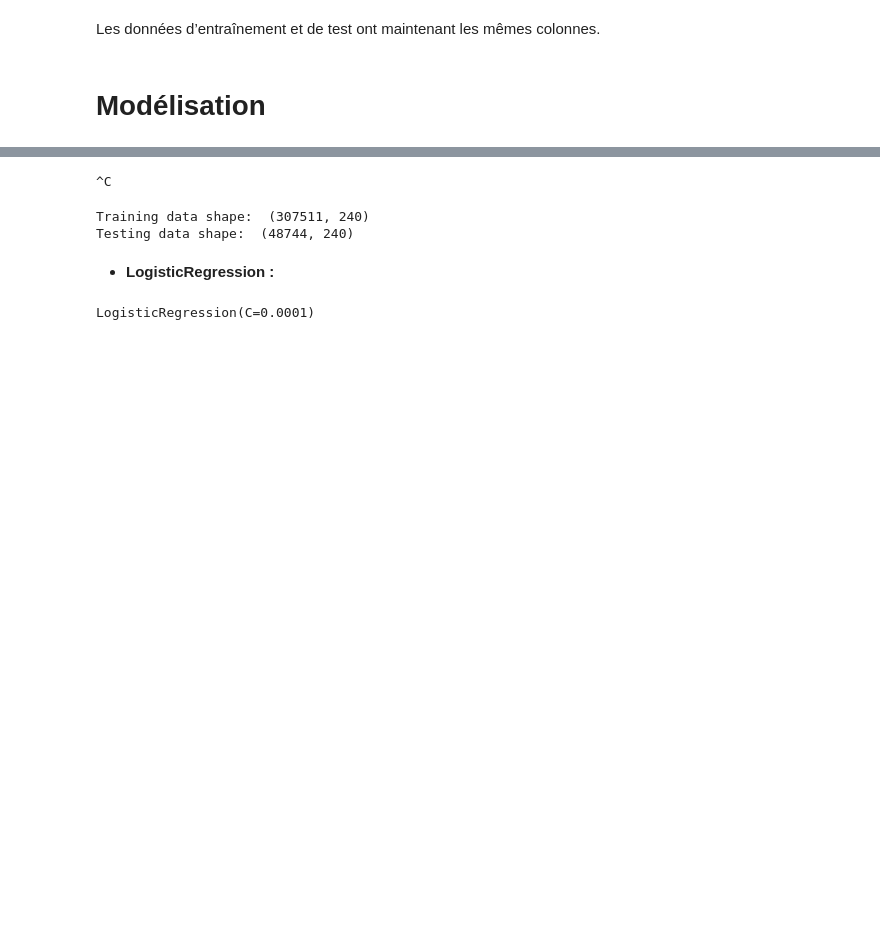
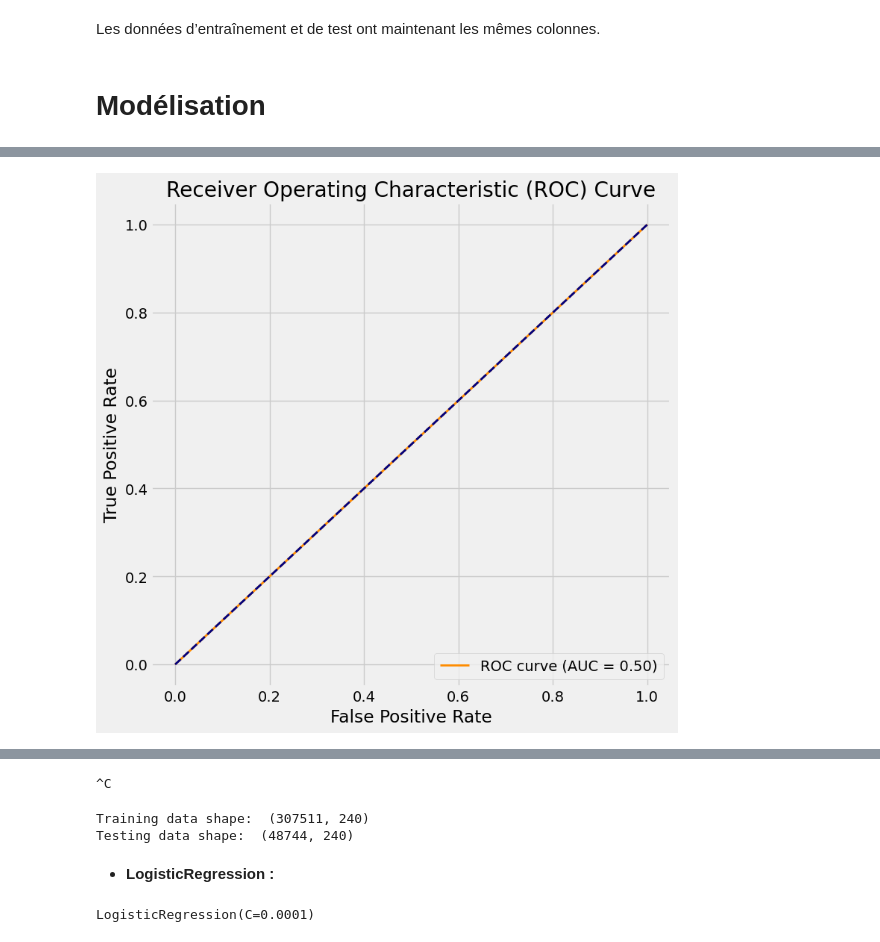
Before and after one commit to Medjatt/Credit_default_risk, a Jupyter notebook: scoring_model.ipynb, the cells around one changed output, grey strips where cells are left out. Cells and saved outputs as stored; diff of their text form; code cells hidden in the pictures; blank space fills up the shorter version.

```diff
--- a/scoring_model.ipynb
+++ b/scoring_model.ipynb
@@ -641,3 +694,13 @@ Les données d’entraînement et de test ont maintenant les mêmes colonnes.
 X = app_train.drop('TARGET', axis=1)
 y = app_train['TARGET']
 X_train, X_test, y_train, y_test = train_test_split(X, y, test_size=0.2, random_state=42)
+# %%
+# Define the column transformer for preprocessing
+preprocessor = ColumnTransformer(
+    transformers=[
+        ('num', Pipeline(steps=[
+            ('imputer', SimpleImputer(strategy='median')),
+            ('scaler', MinMaxScaler())
+        ]), selector(dtype_include='number')),  # Selects numerical features
+        ('cat', OneHotEncoder(), selector(dtype_include='object'))  # Selects categorical features
+    ])
@@ -643,0 +709,71 @@ X_train, X_test, y_train, y_test = train_test_split(X, y, test_size=0.2, random_
+# %%
+# Define the pipeline
+pipeline = Pipeline([
+    ('preprocessor', preprocessor),
+    #('imputer', SimpleImputer(strategy='median')),
+    ('classifier', DummyClassifier(strategy='most_frequent', random_state=42))
+])
+
+# Name of the experiment
+experiment_name = "Dummy Classifier"
+
+# Set the experiment name
+mlflow.set_experiment(experiment_name)
+
+# Log the model parameters in MLFlow
+with mlflow.start_run(run_name="dummy_baseline"):
+
+    # Log specific parameters for this experiment
+    mlflow.log_param("imputer_strategy", "median")
+    mlflow.log_param("scaler", "MinMaxScaler")
+    mlflow.log_param("classifier", "DummyClassifier")
+
+    # Train the model
+    pipeline.fit(X_train, y_train)
+
+    # Predict on the test set
+    y_pred_proba = pipeline.predict_proba(X_test)[:, 1]
+    y_pred = pipeline.predict(X_test)
+
+    # Calculate and print various metrics
+    auc_roc = roc_auc_score(y_test, y_pred_proba)
+    accuracy = accuracy_score(y_test, y_pred)
+    #precision = precision_score(y_test, y_pred)
+    conf_matrix = confusion_matrix(y_test, y_pred)
+    classif_report = classification_report(y_test, y_pred)
+
+    print(f'AUC ROC: {auc_roc}')
+    print(f'Accuracy: {accuracy}')
+    #print(f'Precision: {precision}')
+    print('Confusion Matrix:')
+    print(conf_matrix)
+    print('Classification Report:')
+    print(classif_report)
+
+    # Log the metrics in MLFlow
+    mlflow.log_metric("AUC ROC", auc_roc)
+    mlflow.log_metric("Accuracy", accuracy)
+
+    # Plot ROC Curve
+    fpr, tpr, thresholds = roc_curve(y_test, y_pred)
+    roc_auc = auc(fpr, tpr)
+
+    plt.figure(figsize=(8, 8))
+    plt.plot(fpr, tpr, color='darkorange', lw=2, label='ROC curve (AUC = {:.2f})'.format(roc_auc))
+    plt.plot([0, 1], [0, 1], color='navy', lw=2, linestyle='--')
+    plt.xlabel('False Positive Rate')
+    plt.ylabel('True Positive Rate')
+    plt.title('Receiver Operating Characteristic (ROC) Curve')
+    plt.legend(loc="lower right")
+    # save the plot
+    plt.savefig("roc_curve.png")
+    # Show the plot
+    plt.show()
+    plt.close()
+
+    # Log ROC Curve as an artifact
+    mlflow.log_artifact("roc_curve.png", "roc_curve.png")
+
+    # Log the model in MLFlow
+    mlflow.sklearn.log_model(pipeline, "model")
+# %% [output]
@@ -643,0 +798 @@ X_train, X_test, y_train, y_test = train_test_split(X, y, test_size=0.2, random_
+[figure, added]
```
Also changed, not shown: parts of 46 cells of this notebook, 5 other files.
